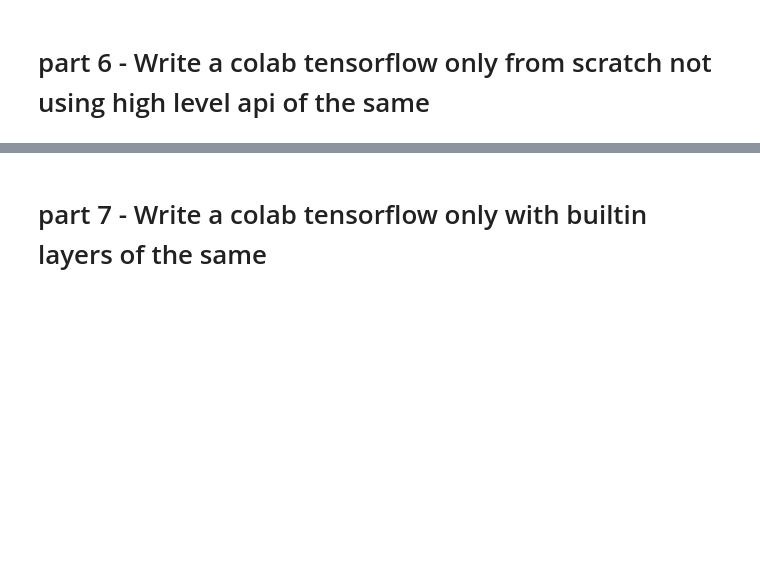
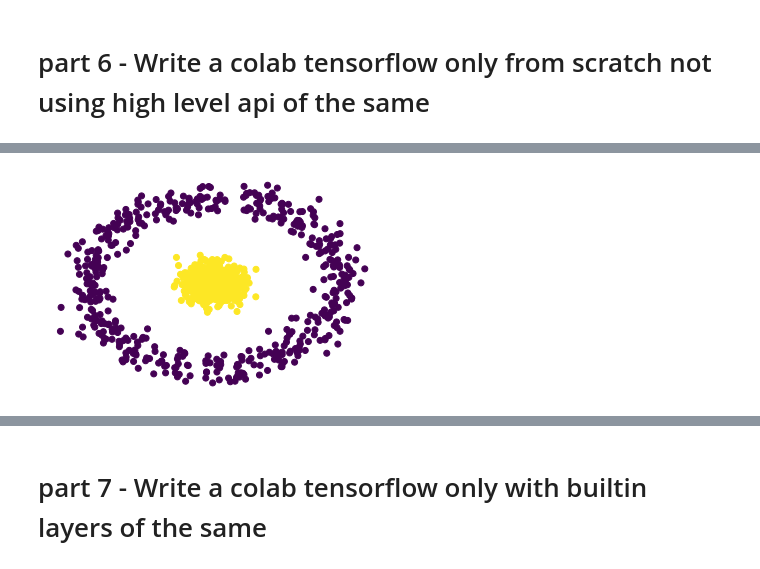
Before and after one commit to cmpe130weifeng/cmpe285_hw3, a Jupyter notebook: hw3.ipynb, the cells around one changed output, grey strips where cells are left out. Saved outputs shown, nothing was run; the diff lists cells and outputs as text; code cells hidden in the pictures; blank space fills up the shorter version.

```diff
--- a/hw3.ipynb
+++ b/hw3.ipynb
@@ -547,0 +852,8 @@ pd.DataFrame(test_results, index=['Mean absolute error [MPG]']).T
+# %%
+X, y = make_circles(n_samples=1000, noise=0.1, factor=0.1)
+plt.scatter(X.T[0], X.T[1], c=y)
+plt.axis('off'); plt.show()
+
+X_train, X_test, y_train, y_test = train_test_split(X, y)
+# %% [output]
+[figure, added]
```
Also changed, not shown: parts of 53 cells of this notebook.
